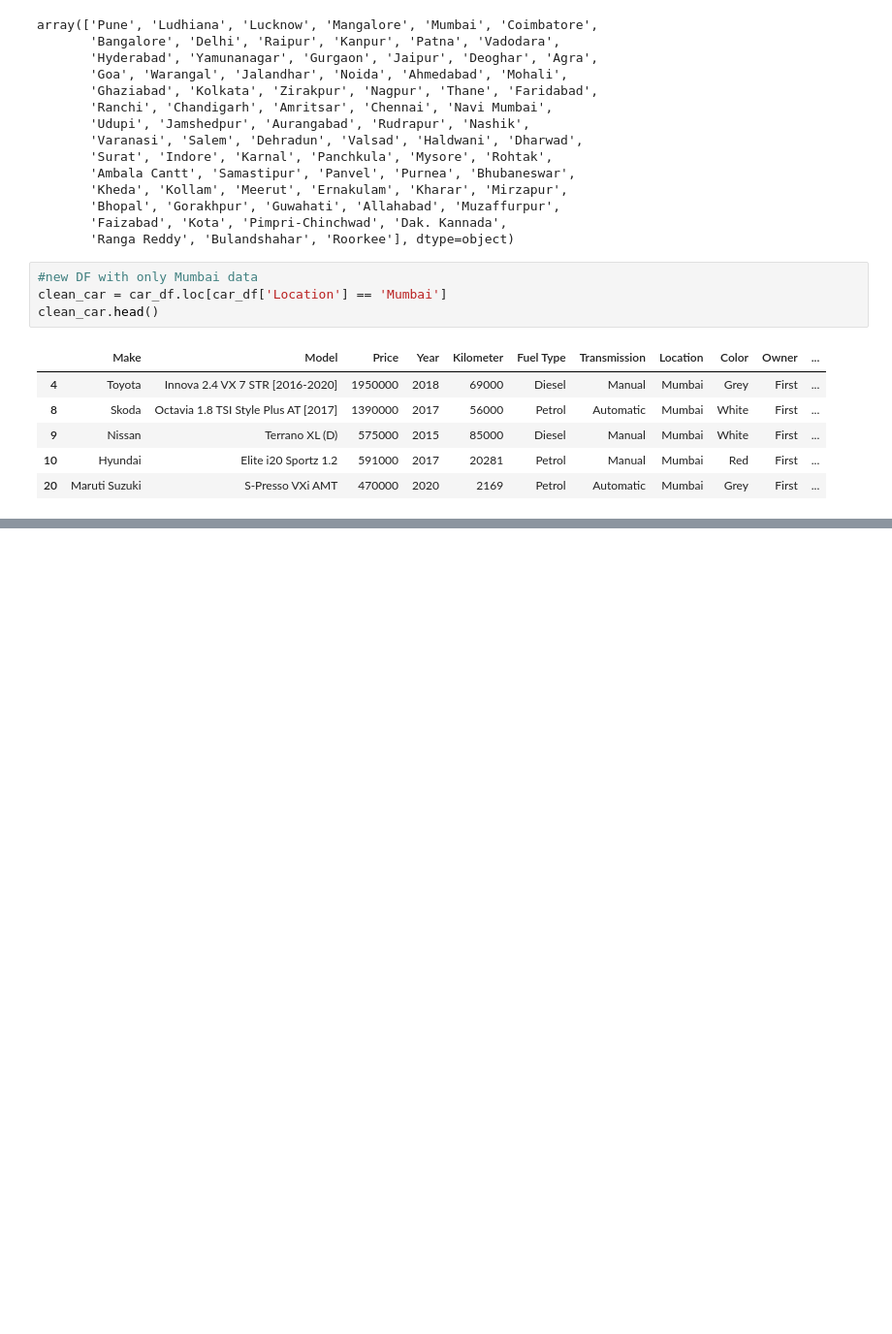
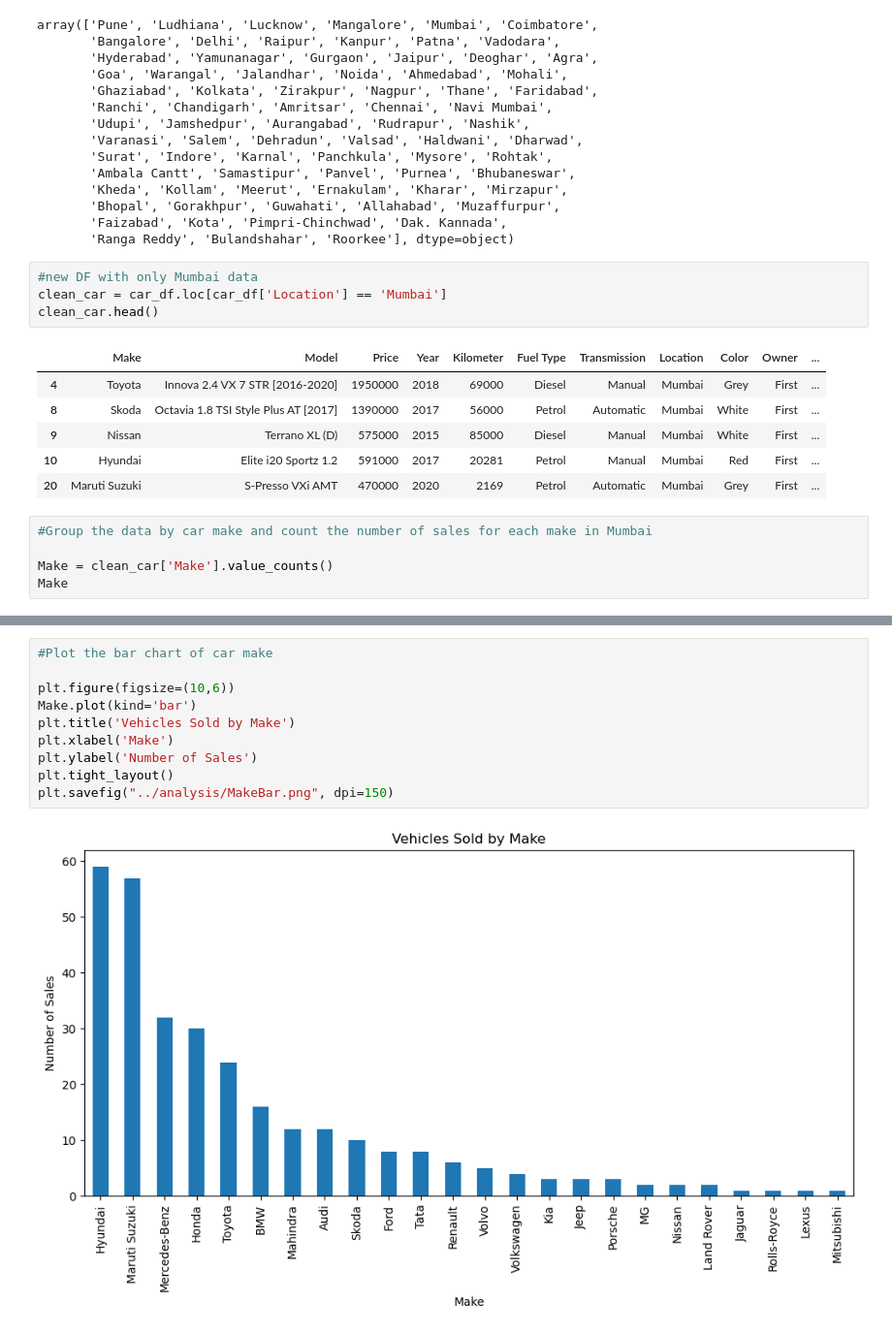
Before and after one commit to cassiegraf/project1, a Jupyter notebook: analysis/analysis.ipynb, the cells around one changed output, grey strips where cells are left out. Shown at 97% size. Saved outputs shown, nothing was run; the diff lists cells and outputs as text; blank space fills up the shorter version.

Commit message:
make sales chart

```diff
--- a/analysis/analysis.ipynb
+++ b/analysis/analysis.ipynb
@@ -94,3 +94,8 @@ clean_car.head()
 | 9 | Nissan | Terrano XL (D) | 575000 | 2015 | 85000 | Diesel | Manual | Mumbai | White | First | ... |
 | 10 | Hyundai | Elite i20 Sportz 1.2 | 591000 | 2017 | 20281 | Petrol | Manual | Mumbai | Red | First | ... |
 | 20 | Maruti Suzuki | S-Presso VXi AMT | 470000 | 2020 | 2169 | Petrol | Automatic | Mumbai | Grey | First | ... |
+# %%
+#Group the data by car make and count the number of sales for each make in Mumbai
+
+Make = clean_car['Make'].value_counts()
+Make
@@ -96,0 +141,12 @@ clean_car.head()
+# %%
+#Plot the bar chart of car make
+
+plt.figure(figsize=(10,6))
+Make.plot(kind='bar')
+plt.title('Vehicles Sold by Make')
+plt.xlabel('Make')
+plt.ylabel('Number of Sales')
+plt.tight_layout()
+plt.savefig("../analysis/MakeBar.png", dpi=150)
+# %% [output]
+[figure, added]
```
Also changed, not shown: parts of 2 cells of this notebook, 1 other file.
